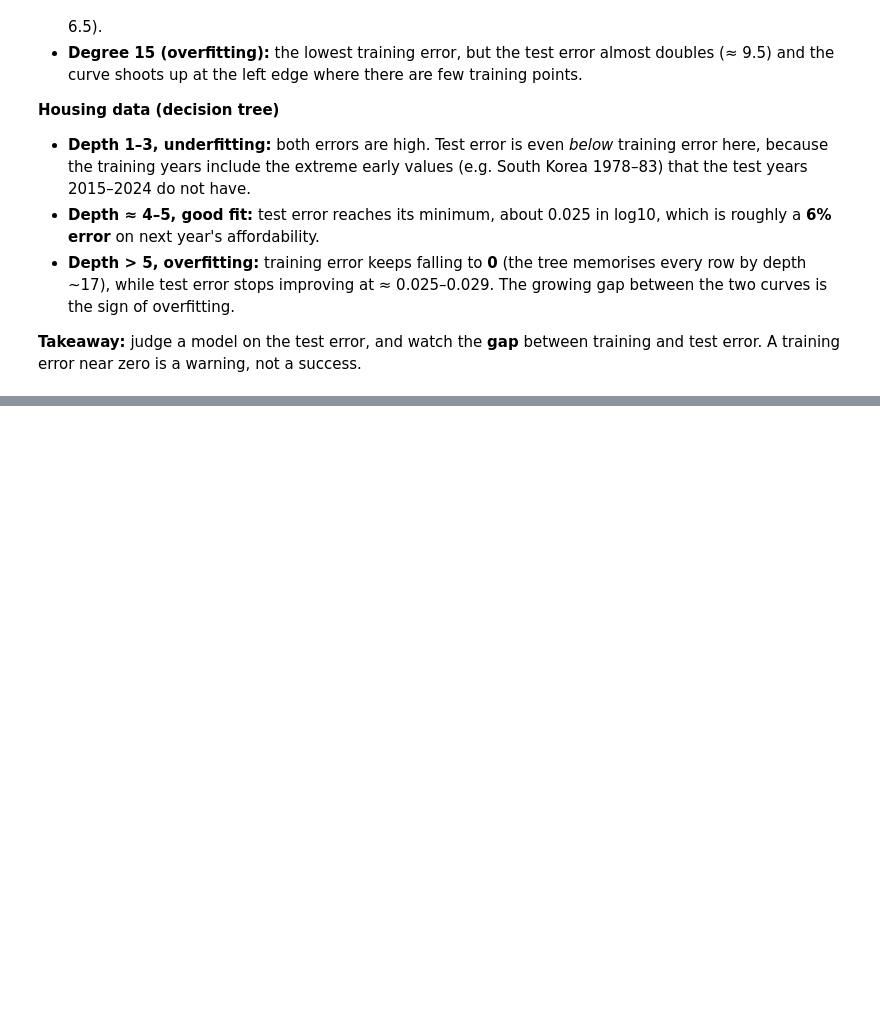
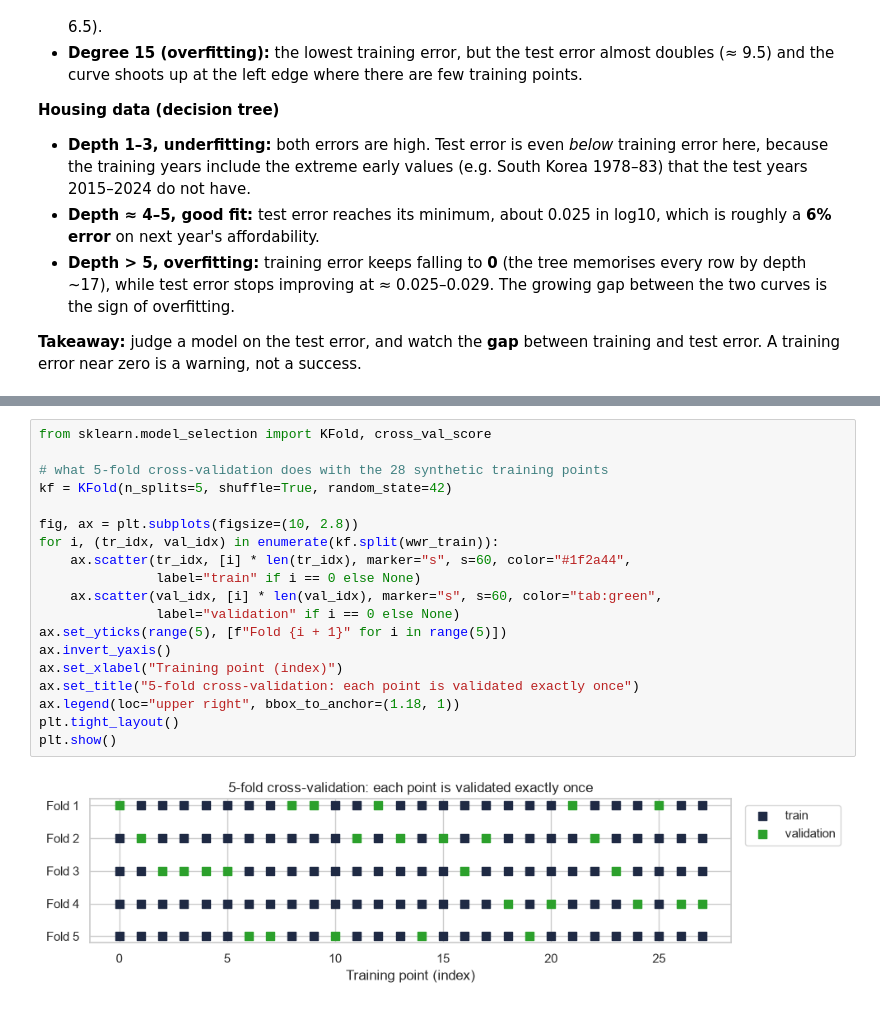
Before and after one commit to iaac-maai/Group8-day1-assignment, a Jupyter notebook: notebook/Day2_models.ipynb, the cells around one changed output, grey strips where cells are left out. Cells and saved outputs as stored; diff of their text form; blank space fills up the shorter version.

Commit message:
Day 2: add section 1.3 cross-validation

```diff
--- a/notebook/Day2_models.ipynb
+++ b/notebook/Day2_models.ipynb
@@ -260,0 +277,21 @@ tree_sweep.round(4).set_index("max_depth").T
+# %%
+from sklearn.model_selection import KFold, cross_val_score
+
+# what 5-fold cross-validation does with the 28 synthetic training points
+kf = KFold(n_splits=5, shuffle=True, random_state=42)
+
+fig, ax = plt.subplots(figsize=(10, 2.8))
+for i, (tr_idx, val_idx) in enumerate(kf.split(wwr_train)):
+    ax.scatter(tr_idx, [i] * len(tr_idx), marker="s", s=60, color="#1f2a44",
+               label="train" if i == 0 else None)
+    ax.scatter(val_idx, [i] * len(val_idx), marker="s", s=60, color="tab:green",
+               label="validation" if i == 0 else None)
+ax.set_yticks(range(5), [f"Fold {i + 1}" for i in range(5)])
+ax.invert_yaxis()
+ax.set_xlabel("Training point (index)")
+ax.set_title("5-fold cross-validation: each point is validated exactly once")
+ax.legend(loc="upper right", bbox_to_anchor=(1.18, 1))
+plt.tight_layout()
+plt.show()
+# %% [output]
+[figure, added]
```
Also changed, not shown: parts of 11 cells of this notebook.
